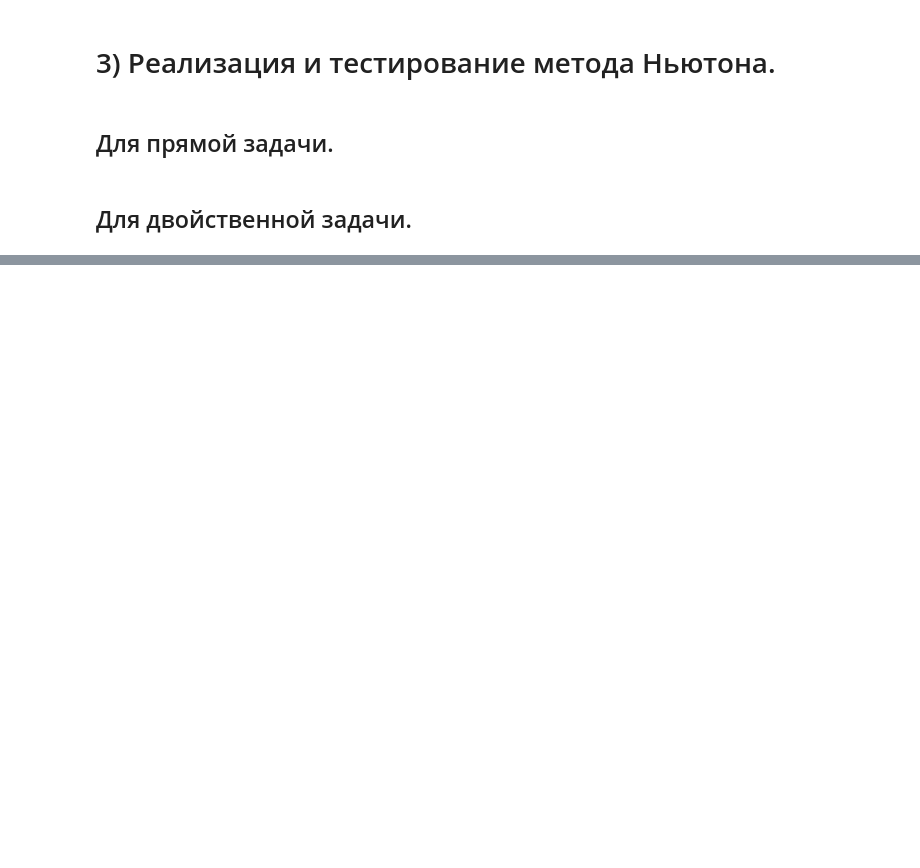
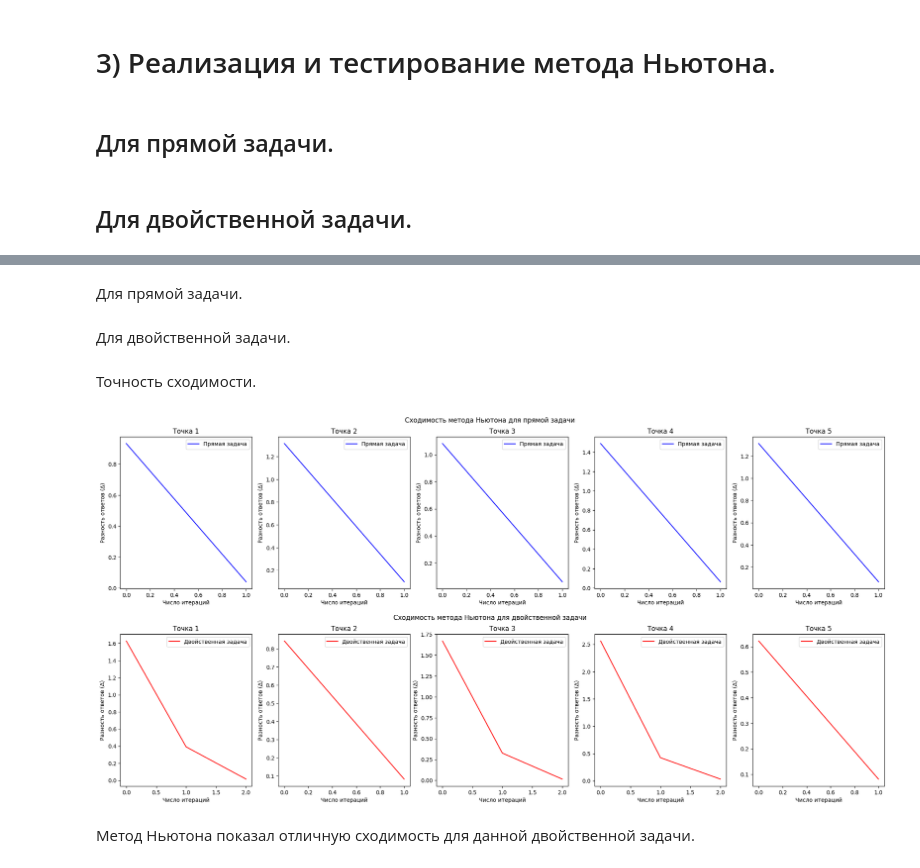
Before and after one commit to DenisKabanov/modern_methods_of_decision_making, a Jupyter notebook: 3) Newton's method/task.ipynb, the cells around one changed output, grey strips where cells are left out. Saved outputs shown, nothing was run; the diff lists cells and outputs as text; code cells hidden in the pictures; blank space fills up the shorter version.

```diff
--- a/3) Newton's method/task.ipynb
+++ b/3) Newton's method/task.ipynb
@@ -449,0 +515,2 @@ array([[-182.95186741, -132.59787434,  -73.5569164 ,  179.16688049,
+# %% [markdown]
+Для прямой задачи.
@@ -449,0 +544,52 @@ array([[-182.95186741, -132.59787434,  -73.5569164 ,  179.16688049,
+# %% [markdown]
+Для двойственной задачи.
+# %%
+accuracy["Newton dual"] = {} # словарь под значение Δ при разных начальных точках
+
+for p in range(5): # идём по числу случайных стартовых точек
+    accuracy["Newton dual"][p] = [] # список под значение Δ между оптимальным ответом и полученным на итерации
+
+    iterations = 0 # счётчик итераций
+    λ = start_points["λ"][p] # берём стартовую точку
+    res_newton_dual = func_dual(λ, A, b) # значение начального решения для рассматриваемой стартовой точки
+
+    accuracy["Newton dual"][p].append(abs(res_solver - res_newton_dual)) # запоминаем дельту (разницу ответа на старте итераций с оптимальным от солвера)
+
+    while abs(res_solver - res_newton_dual) > ε and iterations < MAX_ITERS: # пока не сошлись с ответом солвера или не превысили число допустимых итераций
+        H = func_dual_hessian(λ, A, b) # Гессиан
+        λ = λ - η * np.linalg.inv(H) @ func_dual_grad(λ, A, b) # обновляем значение λ (так как задача минимизации, то идём в сторону против градиента)
+
+        res_newton_dual = func_dual(λ, A, b) # считаем значение функции
+
+        iterations += 1 # увеличиваем общее число итераций на рассматриваемой размерности dim
+
+        accuracy["Newton dual"][p].append(abs(res_solver - res_newton_dual)) # запоминаем дельту (разницу ответа на итерации с оптимальным от солвера)
+# %% [markdown]
+Точность сходимости.
+# %%
+fig = plt.figure(figsize=(25, 10)) # создание фигуры размера figsize
+subfigs = fig.subfigures(nrows=2, ncols=1) # создание подфигур (len(n) строк и всего один столбец)
+
+subfigs[0].suptitle(f"Сходимость метода Ньютона для прямой задачи") # добавление названия строке фигур
+axes = subfigs[0].subplots(nrows=1, ncols=5) # создание ncols подфигур в одной строке (под точки)
+for col in range(5): # идём по столбцам (точкам) фигуры-строки
+    axes[col].plot(range(len(accuracy["Newton primal"][col])), accuracy["Newton primal"][col], "b", label="Прямая задача") # построение графика на оси ax
+    axes[col].set_title(f"Точка {col+1}") # название фигуры
+    axes[col].set_xlabel("Число итераций") # подпись по оси OX
+    axes[col].set_ylabel("Разность ответов (Δ)") # подпись по оси OY
+    axes[col].legend() # отображение подписей графиков
+
+subfigs[1].suptitle(f"Сходимость метода Ньютона для двойственной задачи") # добавление названия строке фигур
+axes = subfigs[1].subplots(nrows=1, ncols=5) # создание ncols подфигур в одной строке (под точки)
+for col in range(5): # идём по столбцам (точкам) фигуры-строки
+    axes[col].plot(range(len(accuracy["Newton dual"][col])), accuracy["Newton dual"][col], "r", label="Двойственная задача") # построение графика на оси ax
+    axes[col].set_title(f"Точка {col+1}") # название фигуры
+    axes[col].set_xlabel("Число итераций") # подпись по оси OX
+    axes[col].set_ylabel("Разность ответов (Δ)") # подпись по оси OY
+    axes[col].legend() # отображение подписей графиков
+
+plt.show() # показ фигуры
+# %% [output]
+[figure, added]
+# %% [markdown]
+Метод Ньютона показал отличную сходимость для данной двойственной задачи.
```
Also changed, not shown: parts of 30 cells of this notebook, 2 other files.
